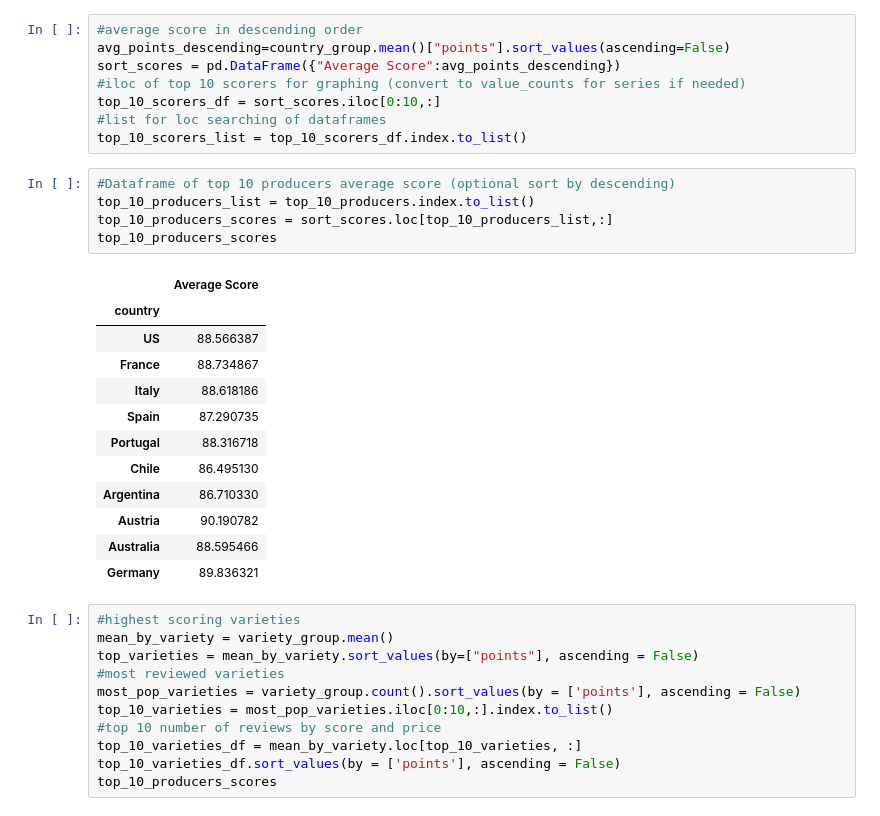
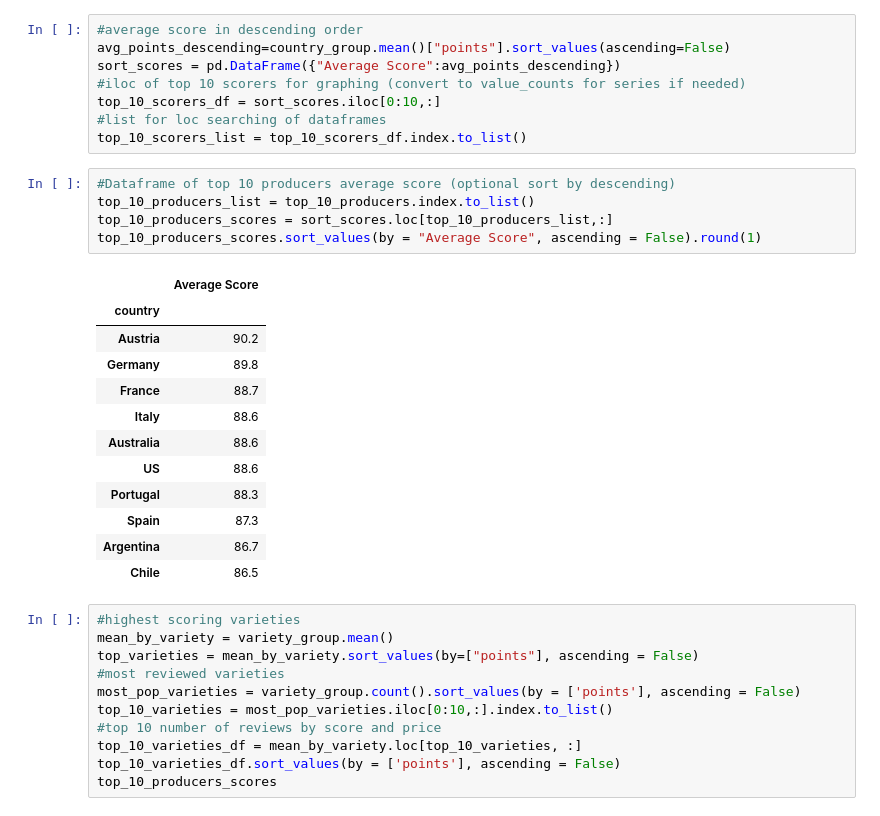
Before and after one commit to christer19/Wine_Analytics, a Jupyter notebook: Clean_data_Brad.ipynb, the cells around one changed output. Cells and saved outputs as stored; diff of their text form.

```diff
--- a/Clean_data.ipynb
+++ b/Clean_data_Brad.ipynb
@@ -113,21 +113,21 @@ top_10_scorers_list = top_10_scorers_df.index.to_list()
 # %%
 #Dataframe of top 10 producers average score (optional sort by descending)
 top_10_producers_list = top_10_producers.index.to_list()
 top_10_producers_scores = sort_scores.loc[top_10_producers_list,:]
-top_10_producers_scores
+top_10_producers_scores.sort_values(by = "Average Score", ascending = False).round(1)
 # %% [output]
 |  | Average Score |
 | country |  |
-| US | 88.566387 |
-| France | 88.734867 |
-| Italy | 88.618186 |
-| Spain | 87.290735 |
-| Portugal | 88.316718 |
-| Chile | 86.495130 |
-| Argentina | 86.710330 |
-| Austria | 90.190782 |
-| Australia | 88.595466 |
-| Germany | 89.836321 |
+| Austria | 90.2 |
+| Germany | 89.8 |
+| France | 88.7 |
+| Italy | 88.6 |
+| Australia | 88.6 |
+| US | 88.6 |
+| Portugal | 88.3 |
+| Spain | 87.3 |
+| Argentina | 86.7 |
+| Chile | 86.5 |
 # %%
 #highest scoring varieties
 mean_by_variety = variety_group.mean()
```
Also changed, not shown: parts of 1 cell of this notebook, 1 other file.
